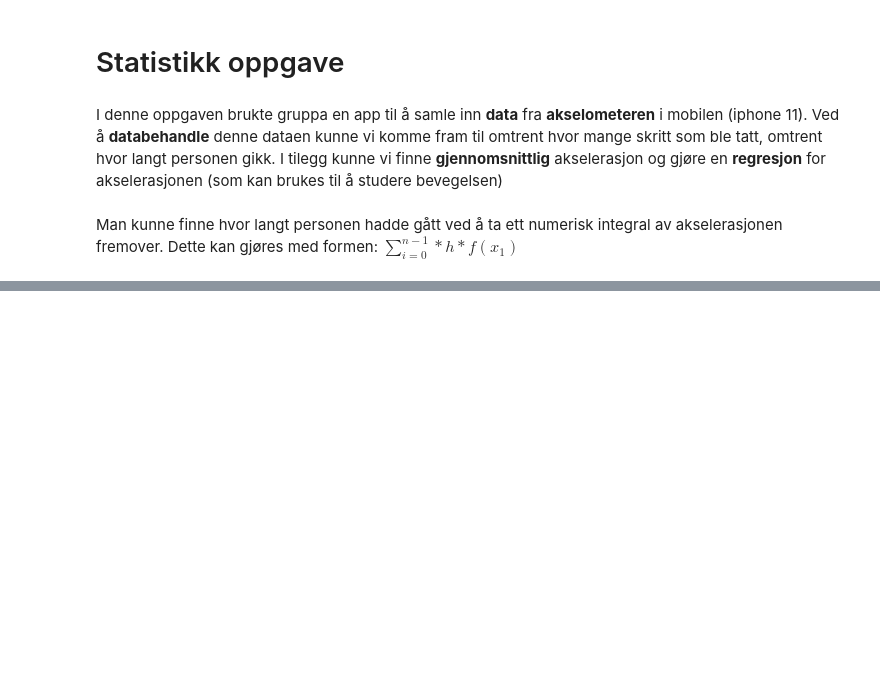
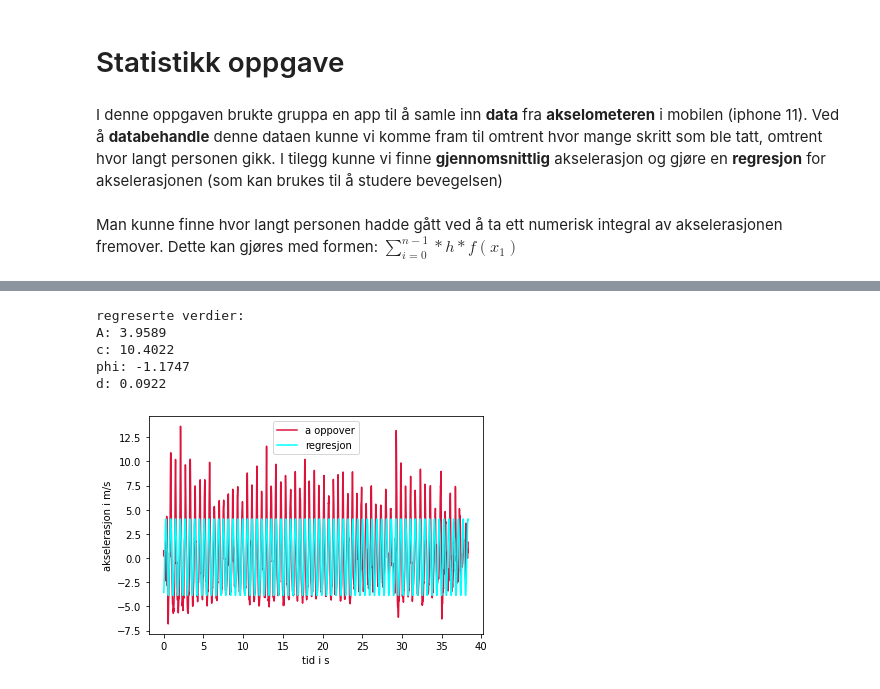
Before and after one commit to mattiastofte/promod, a Jupyter notebook: innleveringer/statistikk.ipynb, the cells around one changed output, grey strips where cells are left out. Cells and saved outputs as stored; diff of their text form; code cells hidden in the pictures; blank space fills up the shorter version.

```diff
--- a/innleveringer/statistikk.ipynb
+++ b/innleveringer/statistikk.ipynb
@@ -50,0 +108,17 @@ legend()
+# %%
+# Regresjonsplot
+verdier = list(popt)
+print("regreserte verdier:\nA:",round(verdier[0],4),"\nc:",round(verdier[1],4),"\nphi:",round(verdier[2],4),"\nd:",round(verdier[3],4))
+plot(tid,a_z,color="crimson",label="a oppover")
+plot(tid,sinusoid(tid,popt),color="cyan",label="regresjon")
+ylabel("akselerasjon i m/s")
+xlabel("tid i s")
+legend()
+show()
+# %% [output]
+regreserte verdier:
+A: 3.9589
+c: 10.4022
+phi: -1.1747
+d: 0.0922
+[figure, added]
```
Also changed, not shown: parts of 3 cells of this notebook, 2 other files.
